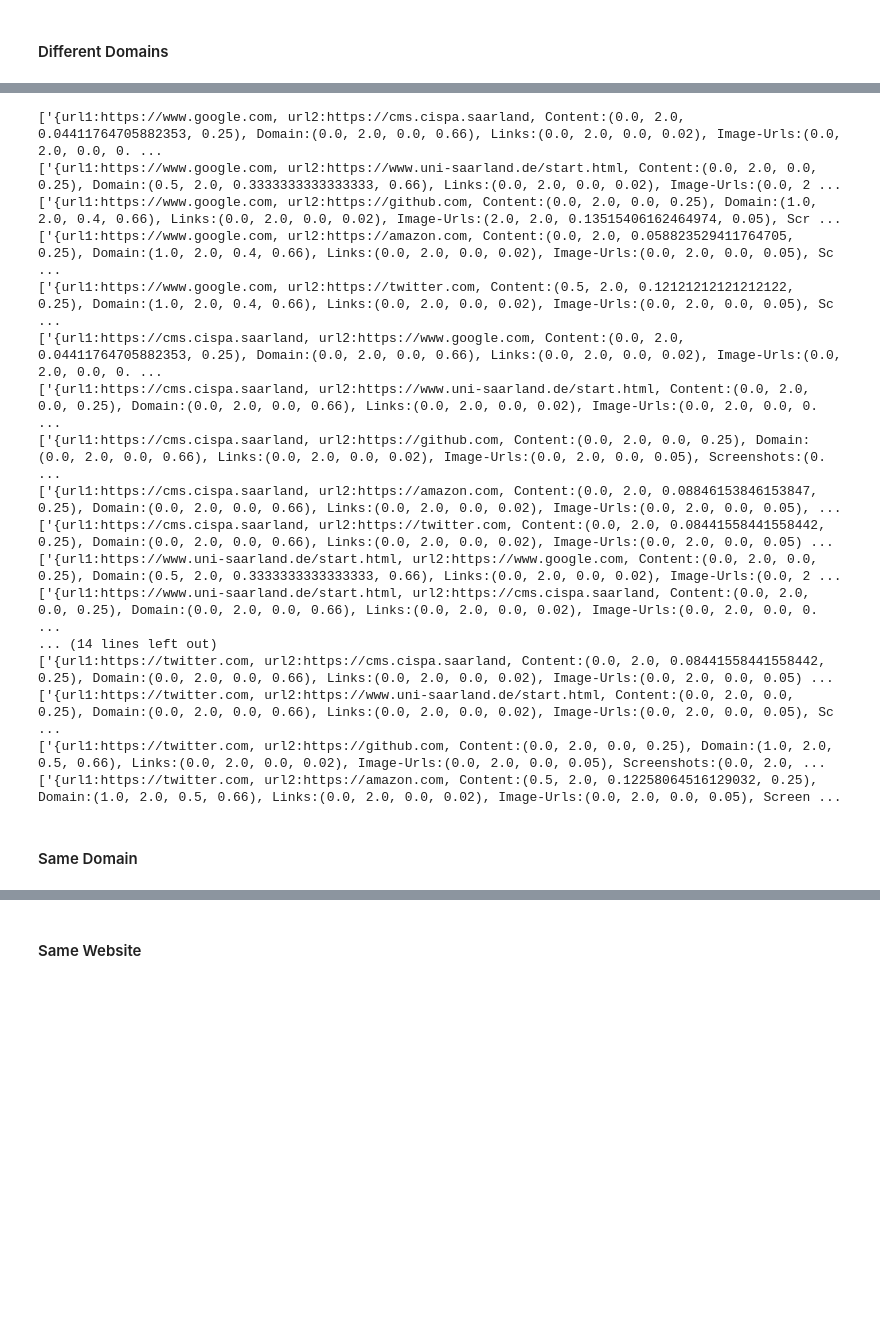
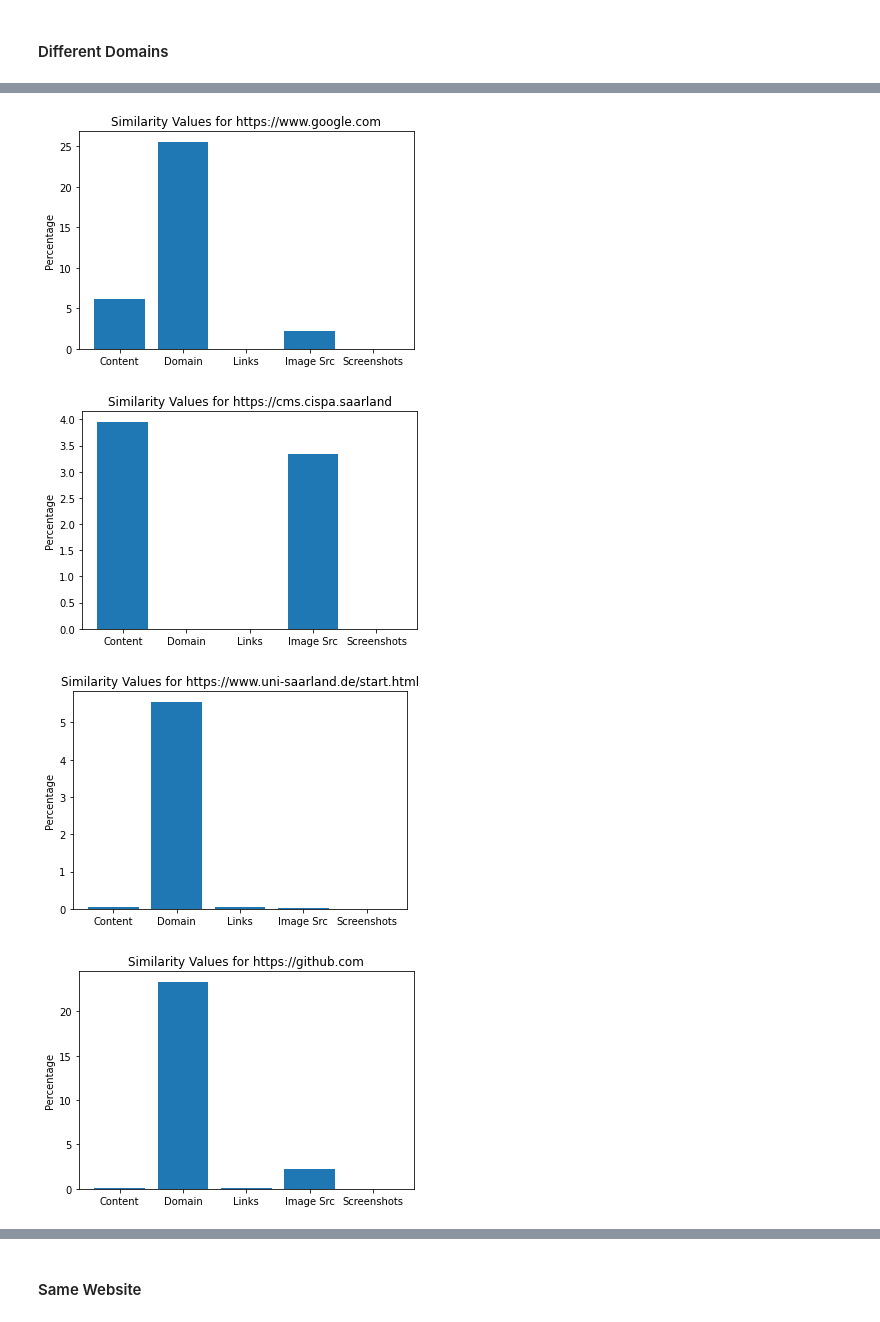
Before and after one commit to Pilladian/similarity-detection-tool, a Jupyter notebook: webcomp/EvaluationWebcomp.ipynb, the cells around one changed output, grey strips where cells are left out. Saved outputs shown, nothing was run; the diff lists cells and outputs as text; code cells hidden in the pictures; blank space fills up the shorter version.

```diff
--- a/webcomp/EvaluationWebcomp.ipynb
+++ b/webcomp/EvaluationWebcomp.ipynb
@@ -12,24 +14,29 @@ _DIR = 'eval_resutls'
 #### Websites
 # %%
 # different domains
-sim0 = ['https://www.google.com',
+sim0 = [
+        'https://www.google.com',
         'https://cms.cispa.saarland',
         'https://www.uni-saarland.de/start.html',
         'https://github.com',
         'https://amazon.com',
-        'https://twitter.com'
+        'https://twitter.com',
+        'https://wikipedia.org'
        ]
 
 # same domain
-sim1 = ['https://cispa.de/de',
+sim1 = [
+        'https://cispa.de/de',
         'https://cms.cispa.saarland'
         ]
 
 # same website
-sim20 = ['https://cispa.de/de',
+sim20 = [
+         'https://cispa.de/de',
          'https://cispa.de/en'
         ]
 
-sim21 = ['https://www.uni-saarland.de/start.html'
+sim21 = [
+         'https://www.uni-saarland.de/start.html',
          'https://www.uni-saarland.de/forschung/profil.html'
         ]
@@ -35,0 +45,14 @@ sim21 = ['https://www.uni-saarland.de/start.html'
+# %%
+def combine(files):
+    combined_stats = {}
+
+    for file in files:
+        with open(file, 'r') as json_file:
+            data = json.load(json_file)
+            if data['url1'] not in combined_stats:
+                combined_stats[str(data['url1'])] = {}
+                combined_stats[data['url1']][data['url2']] = data['stats']
+            else:
+                combined_stats[data['url1']][data['url2']] = data['stats']
+
+    return combined_stats
@@ -71,24 +142,0 @@ for url1 in sim0:
-# %%
-for file in files:
-    with open(file, 'r') as json:
-        print(json.readlines())
-# %% [output]
-['{url1:https://www.google.com, url2:https://cms.cispa.saarland, Content:(0.0, 2.0, 0.04411764705882353, 0.25), Domain:(0.0, 2.0, 0.0, 0.66), Links:(0.0, 2.0, 0.0, 0.02), Image-Urls:(0.0, 2.0, 0.0, 0. ...
-['{url1:https://www.google.com, url2:https://www.uni-saarland.de/start.html, Content:(0.0, 2.0, 0.0, 0.25), Domain:(0.5, 2.0, 0.3333333333333333, 0.66), Links:(0.0, 2.0, 0.0, 0.02), Image-Urls:(0.0, 2 ...
-['{url1:https://www.google.com, url2:https://github.com, Content:(0.0, 2.0, 0.0, 0.25), Domain:(1.0, 2.0, 0.4, 0.66), Links:(0.0, 2.0, 0.0, 0.02), Image-Urls:(2.0, 2.0, 0.13515406162464974, 0.05), Scr ...
-['{url1:https://www.google.com, url2:https://amazon.com, Content:(0.0, 2.0, 0.058823529411764705, 0.25), Domain:(1.0, 2.0, 0.4, 0.66), Links:(0.0, 2.0, 0.0, 0.02), Image-Urls:(0.0, 2.0, 0.0, 0.05), Sc ...
-['{url1:https://www.google.com, url2:https://twitter.com, Content:(0.5, 2.0, 0.12121212121212122, 0.25), Domain:(1.0, 2.0, 0.4, 0.66), Links:(0.0, 2.0, 0.0, 0.02), Image-Urls:(0.0, 2.0, 0.0, 0.05), Sc ...
-['{url1:https://cms.cispa.saarland, url2:https://www.google.com, Content:(0.0, 2.0, 0.04411764705882353, 0.25), Domain:(0.0, 2.0, 0.0, 0.66), Links:(0.0, 2.0, 0.0, 0.02), Image-Urls:(0.0, 2.0, 0.0, 0. ...
-['{url1:https://cms.cispa.saarland, url2:https://www.uni-saarland.de/start.html, Content:(0.0, 2.0, 0.0, 0.25), Domain:(0.0, 2.0, 0.0, 0.66), Links:(0.0, 2.0, 0.0, 0.02), Image-Urls:(0.0, 2.0, 0.0, 0. ...
-['{url1:https://cms.cispa.saarland, url2:https://github.com, Content:(0.0, 2.0, 0.0, 0.25), Domain:(0.0, 2.0, 0.0, 0.66), Links:(0.0, 2.0, 0.0, 0.02), Image-Urls:(0.0, 2.0, 0.0, 0.05), Screenshots:(0. ...
-['{url1:https://cms.cispa.saarland, url2:https://amazon.com, Content:(0.0, 2.0, 0.08846153846153847, 0.25), Domain:(0.0, 2.0, 0.0, 0.66), Links:(0.0, 2.0, 0.0, 0.02), Image-Urls:(0.0, 2.0, 0.0, 0.05), ...
-['{url1:https://cms.cispa.saarland, url2:https://twitter.com, Content:(0.0, 2.0, 0.08441558441558442, 0.25), Domain:(0.0, 2.0, 0.0, 0.66), Links:(0.0, 2.0, 0.0, 0.02), Image-Urls:(0.0, 2.0, 0.0, 0.05) ...
-['{url1:https://www.uni-saarland.de/start.html, url2:https://www.google.com, Content:(0.0, 2.0, 0.0, 0.25), Domain:(0.5, 2.0, 0.3333333333333333, 0.66), Links:(0.0, 2.0, 0.0, 0.02), Image-Urls:(0.0, 2 ...
-['{url1:https://www.uni-saarland.de/start.html, url2:https://cms.cispa.saarland, Content:(0.0, 2.0, 0.0, 0.25), Domain:(0.0, 2.0, 0.0, 0.66), Links:(0.0, 2.0, 0.0, 0.02), Image-Urls:(0.0, 2.0, 0.0, 0. ...
-... (14 lines left out)
-['{url1:https://twitter.com, url2:https://cms.cispa.saarland, Content:(0.0, 2.0, 0.08441558441558442, 0.25), Domain:(0.0, 2.0, 0.0, 0.66), Links:(0.0, 2.0, 0.0, 0.02), Image-Urls:(0.0, 2.0, 0.0, 0.05) ...
-['{url1:https://twitter.com, url2:https://www.uni-saarland.de/start.html, Content:(0.0, 2.0, 0.0, 0.25), Domain:(0.0, 2.0, 0.0, 0.66), Links:(0.0, 2.0, 0.0, 0.02), Image-Urls:(0.0, 2.0, 0.0, 0.05), Sc ...
-['{url1:https://twitter.com, url2:https://github.com, Content:(0.0, 2.0, 0.0, 0.25), Domain:(1.0, 2.0, 0.5, 0.66), Links:(0.0, 2.0, 0.0, 0.02), Image-Urls:(0.0, 2.0, 0.0, 0.05), Screenshots:(0.0, 2.0, ...
-['{url1:https://twitter.com, url2:https://amazon.com, Content:(0.5, 2.0, 0.12258064516129032, 0.25), Domain:(1.0, 2.0, 0.5, 0.66), Links:(0.0, 2.0, 0.0, 0.02), Image-Urls:(0.0, 2.0, 0.0, 0.05), Screen ...
-# %% [markdown]
-#### Same Domain
@@ -97,12 +143,9 @@ folder = 'sim1'
-# %%
-comparer = Comparer.Comparer()
-
-for url1 in sim1:
-    log_dir = f'{_DIR}/{folder}/{Helper.get_domain(url1)}'
-    os.system(f'mkdir {log_dir}')
-
-    for url2 in sim1:
-        if not url1 == url2:
-            comparer.set_parameter(url1, url2)
-            comparer.enable_logging(f'{log_dir}/')
-            files.append(comparer.compare_websites())
+# %%
+combined_stats = combine(files)
+for key, value in combined_stats.items():
+    plot(key, value)
+# %% [output]
+[figure, added]
+[figure, added]
+[figure, added]
+[figure, added]
```
Also changed, not shown: parts of 14 cells of this notebook, 2 other files.
